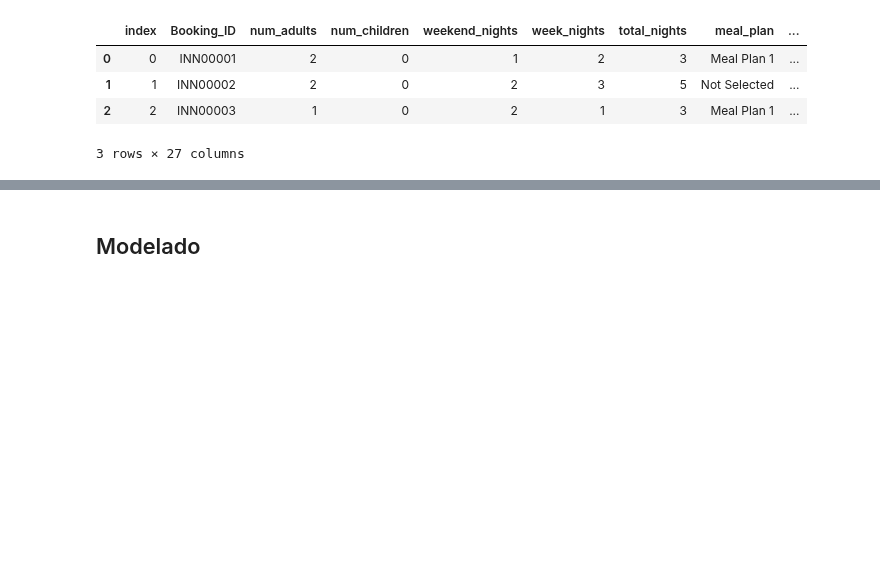
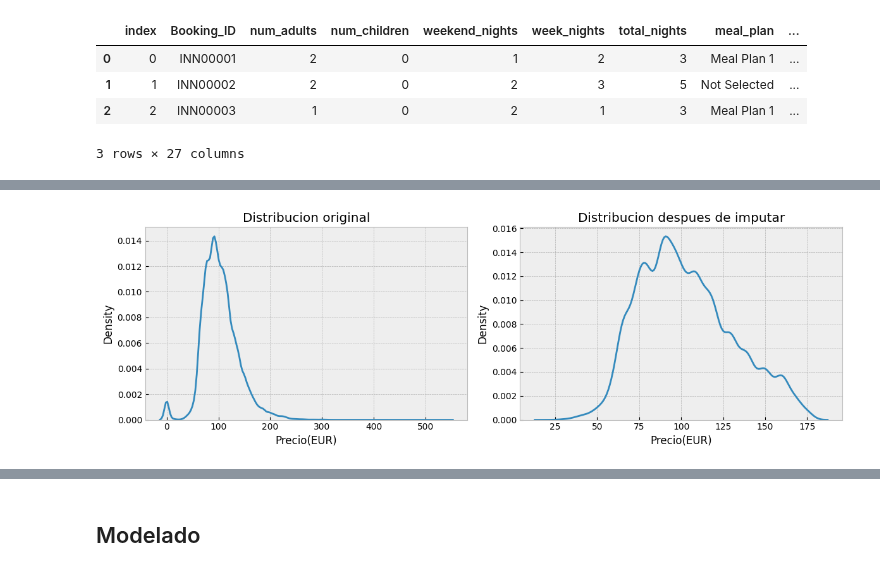
Before and after one commit to arielRas/CoderHouseDataScience-ProyectoFinal, a Jupyter notebook: Model.ipynb, the cells around one changed output, grey strips where cells are left out. Saved outputs shown, nothing was run; the diff lists cells and outputs as text; code cells hidden in the pictures; blank space fills up the shorter version.

```diff
--- a/Model.ipynb
+++ b/Model.ipynb
@@ -17,0 +90,9 @@ df.head(3)
+# %%
+#SE CREA DATAFRAME COMPLEMENTARIO PARA TESTEAR MODELO
+_df = pd.concat([df, predict.is_outlier], axis=1)
+
+#TRANSFORMACION DE VARIABLES TOTAL_CHILDREN y TOTAL_ADULTS
+_df.loc[: ,'total_guests'] = _df.apply(lambda x: x.num_adults + x.num_children, axis=1)
+
+#ENCODING DE VARIABLES CUALITATIVAS QUE CORRELACIONAN CON LA VARIABLE A PREDECIR
+var_dummy = pd.get_dummies(_df[['mkt_segment','room_type']], dtype=int)
@@ -17,0 +123,8 @@ df.head(3)
+# %%
+#SELECCION DE DATOS PARA ENTRENAMIENTO Y TEST
+X_train, X_test, y_train, y_test = train_test_split(x, y, test_size=0.33, random_state=42)
+
+#INSTANCIA, ENTRENAMIENTO Y PREDICCION
+model = RandomForestRegressor(max_depth=12, max_features=0.5, n_estimators=100, random_state=42)
+model.fit(X_train, y_train)
+y_pred = model.predict(X_test)
@@ -17,0 +147,30 @@ df.head(3)
+# %%
+#PREDICCION DE PRECIOS
+y_pred = model.predict(x_outlier)
+
+#SE AGREGA AL DATAFRAME PRINCIPAL
+_df.loc[_df.is_outlier == -1, 'avg_price_room'] = y_pred
+
+#SE REEMPLAZAN LOS VALORES DEL DATAFRAME PRINCIPAL
+df.avg_price_room = _df.avg_price_room
+# %%
+#GRAFICO DE COMPARACION DE DISTRIBUCIONES
+plt.style.use("bmh")
+fig, ax = plt.subplots(ncols=2, nrows=1, figsize=(12,4))
+
+#GRAFICO 1
+sns.kdeplot(x=predict.avg_price_room, ax=ax[0])
+ax[0].set_title('Distribucion original')
+ax[0].set_xlabel('Precio(EUR)')
+
+#GRAFICO 2
+sns.kdeplot(data=df.avg_price_room, ax=ax[1])
+ax[1].set_xlabel('Precio(EUR)')
+ax[1].set_title(f'Distribucion despues de imputar')
+
+#PLOTEO
+plt.tight_layout()
+plt.show()
+plt.style.use("default")
+# %% [output]
+[figure, added]
```
Also changed, not shown: parts of 26 cells of this notebook, 2 other files.
